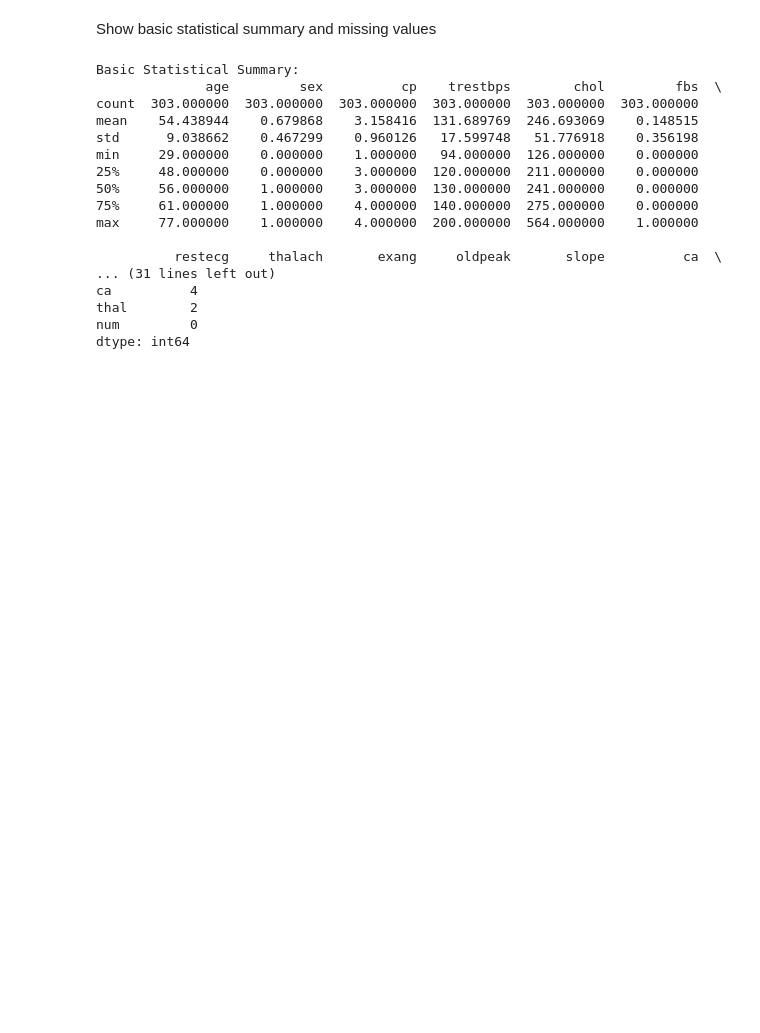
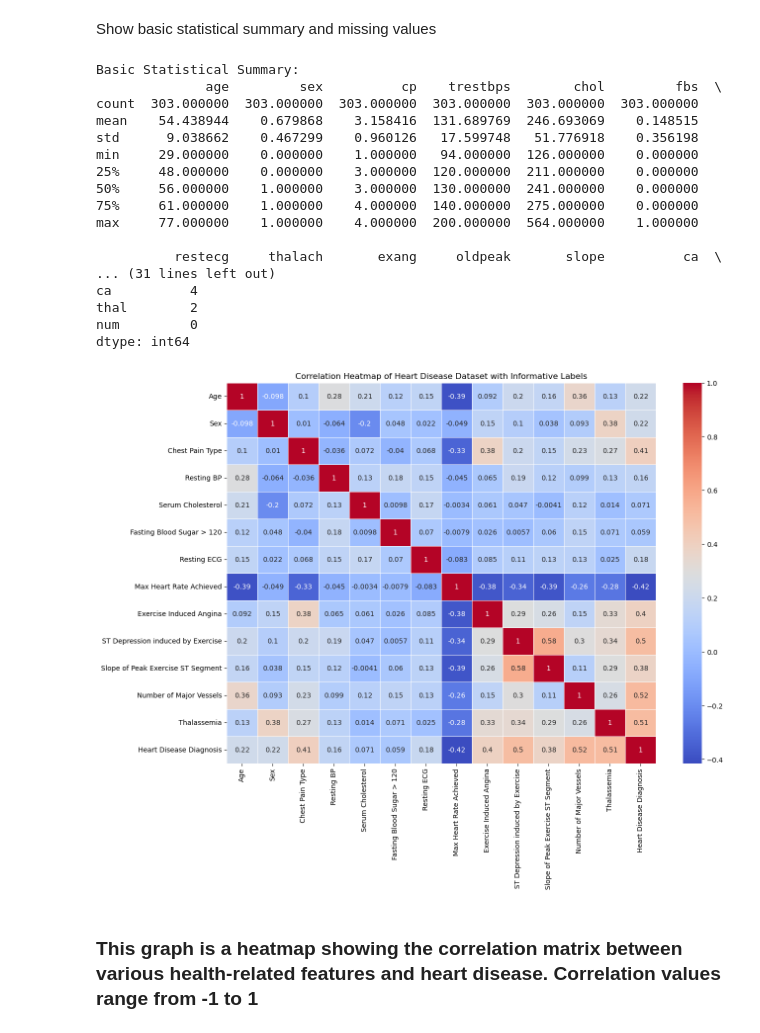
Before and after one commit to chenxi-liu233/24Fall_CSCI6806_Group10, a Jupyter notebook: eda/eda.ipynb, the cells around one changed output. Saved outputs shown, nothing was run; the diff lists cells and outputs as text; code cells hidden in the pictures; blank space fills up the shorter version.

Commit message:
add correlation matrix map

```diff
--- a/eda/eda.ipynb
+++ b/eda/eda.ipynb
@@ -108,3 +108,36 @@ ca          4
 thal        2
 num         0
 dtype: int64
+# %%
+import pandas as pd
+import matplotlib.pyplot as plt
+import seaborn as sns
+
+# Updating column names to be more informative
+data.columns = [
+    "Age",
+    "Sex",
+    "Chest Pain Type",
+    "Resting BP",
+    "Serum Cholesterol",
+    "Fasting Blood Sugar > 120",
+    "Resting ECG",
+    "Max Heart Rate Achieved",
+    "Exercise Induced Angina",
+    "ST Depression induced by Exercise",
+    "Slope of Peak Exercise ST Segment",
+    "Number of Major Vessels",
+    "Thalassemia",
+    "Heart Disease Diagnosis"
+]
+
+# Generate the correlation heatmap with informative labels
+plt.figure(figsize=(14, 10))
+sns.heatmap(data.corr(), annot=True, cmap='coolwarm', linewidths=0.5)
+plt.title('Correlation Heatmap of Heart Disease Dataset with Informative Labels')
+plt.xticks(rotation=90)
+plt.show()
+# %% [output]
+[figure, added]
+# %% [markdown]
+### This graph is a heatmap showing the correlation matrix between various health-related features and heart disease. Correlation values range from -1 to 1
```
